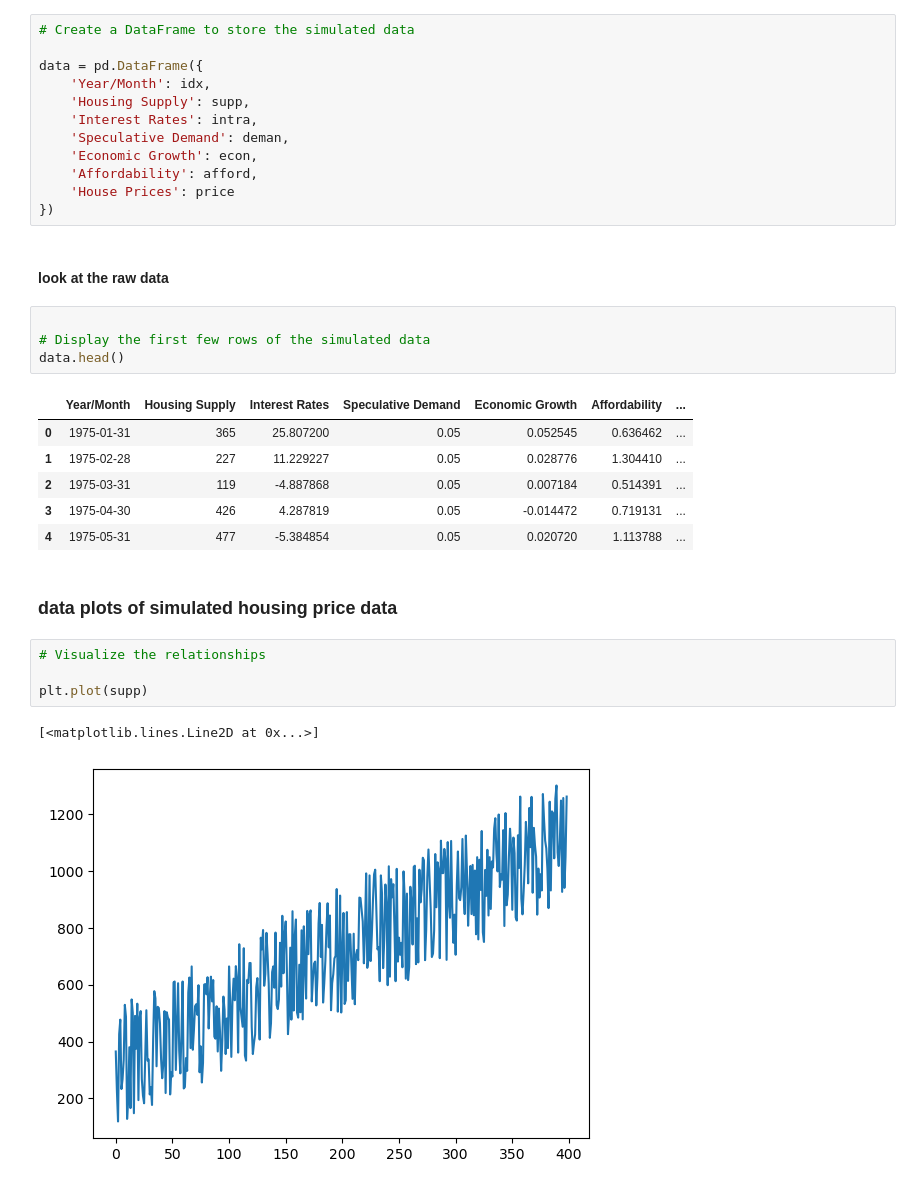
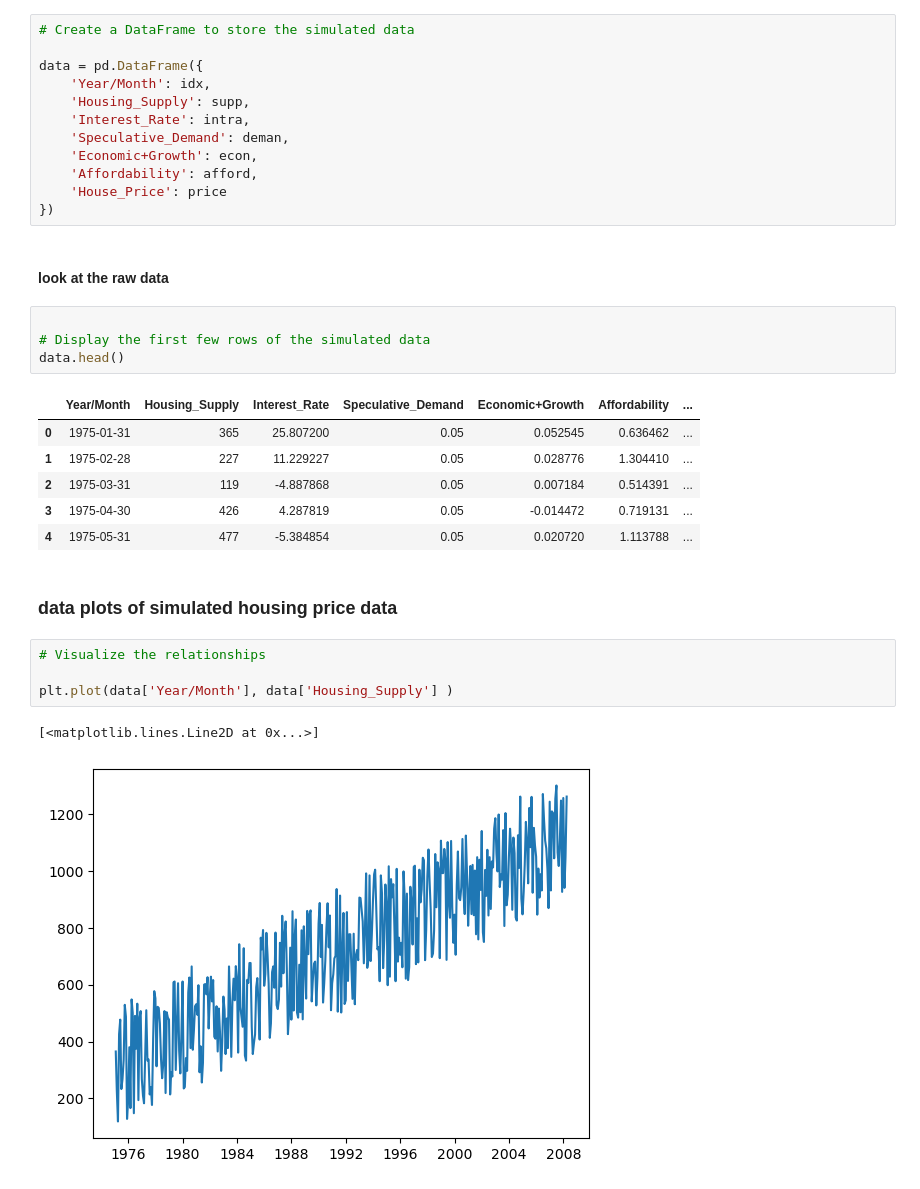
Before and after one commit to shanekeenan/prog_data_analysis, a Jupyter notebook: project1/project1.ipynb, the cells around one changed output. Cells and saved outputs as stored; diff of their text form.

```diff
--- a/project1/project1.ipynb
+++ b/project1/project1.ipynb
@@ -172,12 +172,12 @@ price = 2000000*  econ * deman * afford / (intra * supp)
 
 data = pd.DataFrame({
     'Year/Month': idx,
-    'Housing Supply': supp,
-    'Interest Rates': intra,
-    'Speculative Demand': deman,
-    'Economic Growth': econ,
+    'Housing_Supply': supp,
+    'Interest_Rate': intra,
+    'Speculative_Demand': deman,
+    'Economic+Growth': econ,
     'Affordability': afford,
-    'House Prices': price
+    'House_Price': price
 })
 # %% [markdown]
 #### look at the raw data
@@ -186,7 +186,7 @@ data = pd.DataFrame({
 # Display the first few rows of the simulated data
 data.head()
 # %% [output]
-|  | Year/Month | Housing Supply | Interest Rates | Speculative Demand | Economic Growth | Affordability | ... |
+|  | Year/Month | Housing_Supply | Interest_Rate | Speculative_Demand | Economic+Growth | Affordability | ... |
 | 0 | 1975-01-31 | 365 | 25.807200 | 0.05 | 0.052545 | 0.636462 | ... |
 | 1 | 1975-02-28 | 227 | 11.229227 | 0.05 | 0.028776 | 1.304410 | ... |
 | 2 | 1975-03-31 | 119 | -4.887868 | 0.05 | 0.007184 | 0.514391 | ... |
@@ -197,8 +197,8 @@ data.head()
 # %%
 # Visualize the relationships
 
-plt.plot(supp)
+plt.plot(data['Year/Month'], data['Housing_Supply'] )
 # %% [output]
 [<matplotlib.lines.Line2D at 0x...>]
-[figure, old version]
+[figure, new version]
 # %% [markdown]
```
Also changed, not shown: parts of 18 cells of this notebook, 2 other files.
